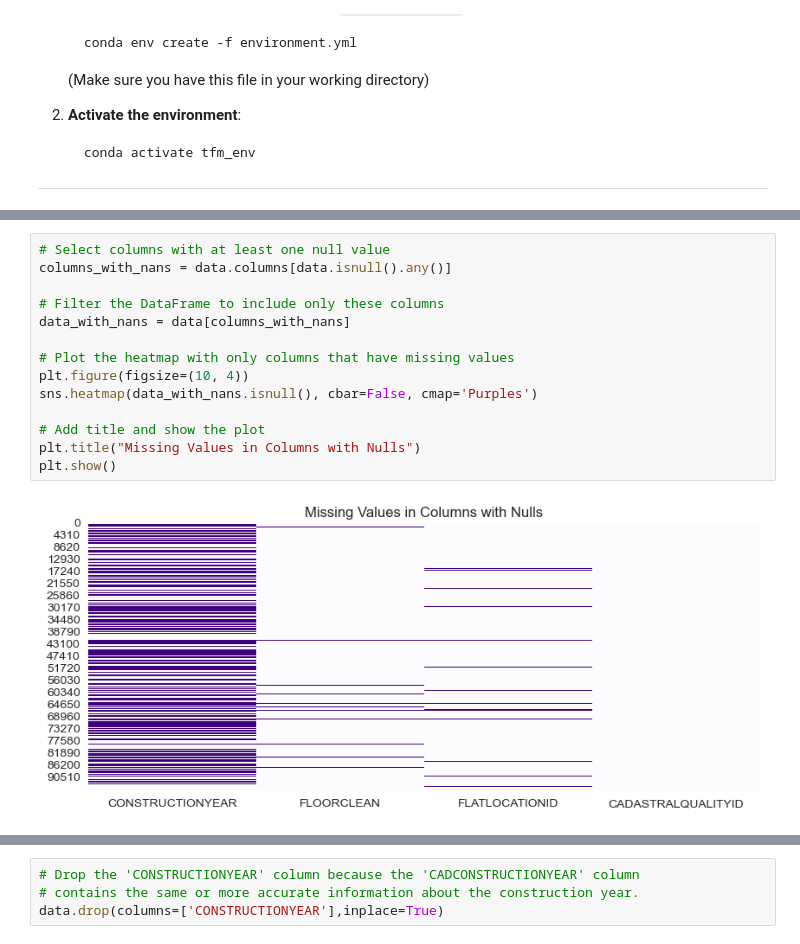
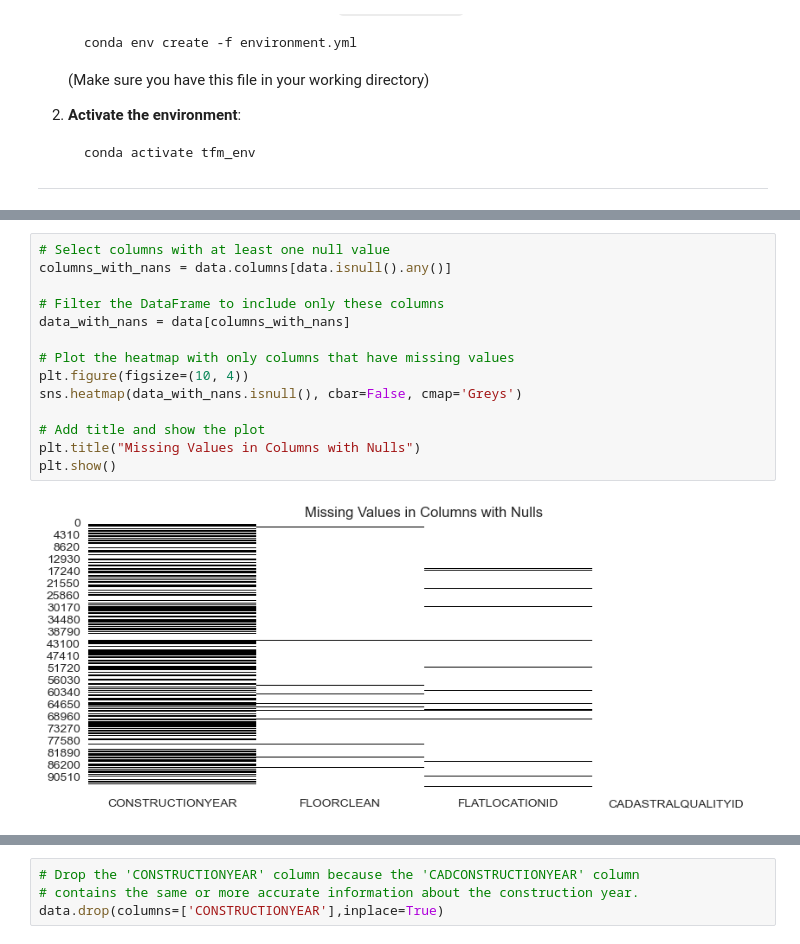
Before and after one commit to EstebannRomeroo/TFM, a Jupyter notebook: descriptive_analysis.ipynb, the cells around one changed output, grey strips where cells are left out. Saved outputs shown, nothing was run; the diff lists cells and outputs as text.

```diff
--- a/descriptive_analysis.ipynb
+++ b/descriptive_analysis.ipynb
@@ -168,16 +165,16 @@ dtype: int64
 # %%
 # Select columns with at least one null value
 columns_with_nans = data.columns[data.isnull().any()]
 
 # Filter the DataFrame to include only these columns
 data_with_nans = data[columns_with_nans]
 
 # Plot the heatmap with only columns that have missing values
 plt.figure(figsize=(10, 4))
-sns.heatmap(data_with_nans.isnull(), cbar=False, cmap='Purples')
+sns.heatmap(data_with_nans.isnull(), cbar=False, cmap='Greys')
 
 # Add title and show the plot
 plt.title("Missing Values in Columns with Nulls")
 plt.show()
 # %% [output]
-[figure, old version]
+[figure, new version]
```
Also changed, not shown: parts of 27 cells of this notebook, 2 other files.
